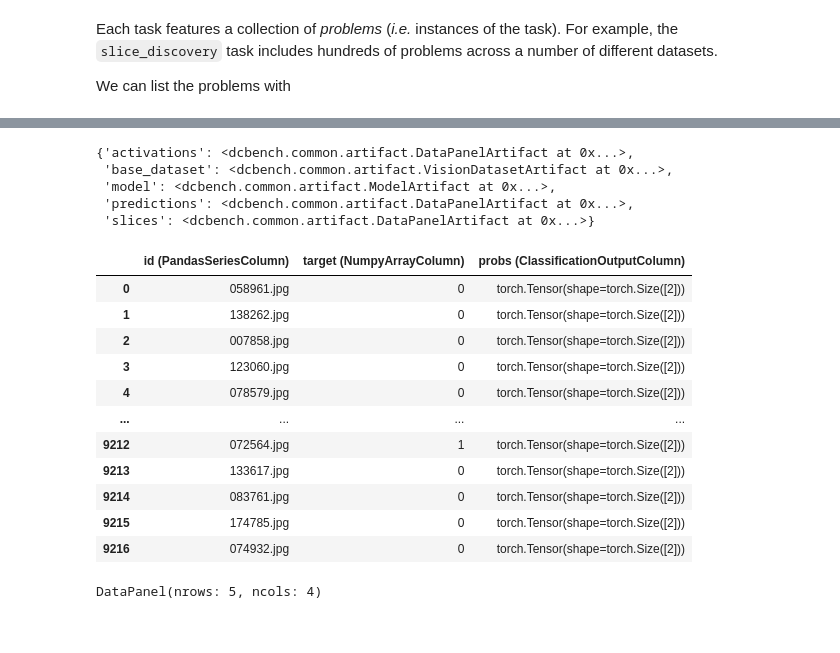
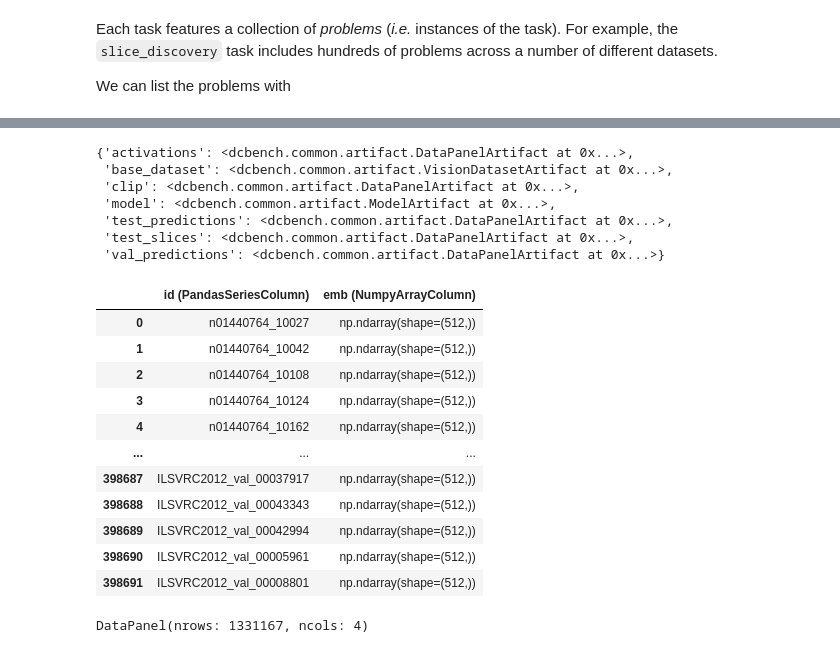
Before and after one commit to data-centric-ai/dcbench, a Jupyter notebook: notebooks/dcbench_slice_discovery.ipynb, the cells around one changed output, grey strips where cells are left out. Cells and saved outputs as stored; diff of their text form; code cells hidden in the pictures.

```diff
--- a/notebooks/dcbench_slice_discovery.ipynb
+++ b/notebooks/dcbench_slice_discovery.ipynb
@@ -40,30 +55,32 @@ slice_discovery.problems
 # %%
-problem = slice_discovery.problems["p_72074"]
+problem = slice_discovery.problems["p_118045"]
 # %%
 problem.artifacts
 # %% [output]
 {'activations': <dcbench.common.artifact.DataPanelArtifact at 0x...>,
  'base_dataset': <dcbench.common.artifact.VisionDatasetArtifact at 0x...>,
+ 'clip': <dcbench.common.artifact.DataPanelArtifact at 0x...>,
  'model': <dcbench.common.artifact.ModelArtifact at 0x...>,
- 'predictions': <dcbench.common.artifact.DataPanelArtifact at 0x...>,
- 'slices': <dcbench.common.artifact.DataPanelArtifact at 0x...>}
+ 'test_predictions': <dcbench.common.artifact.DataPanelArtifact at 0x...>,
+ 'test_slices': <dcbench.common.artifact.DataPanelArtifact at 0x...>,
+ 'val_predictions': <dcbench.common.artifact.DataPanelArtifact at 0x...>}
 # %%
-problem["predictions"]
+problem["clip"]
 # %% [output]
-|  | id (PandasSeriesColumn) | target (NumpyArrayColumn) | probs (ClassificationOutputColumn) |
-| 0 | 058961.jpg | 0 | torch.Tensor(shape=torch.Size([2])) |
-| 1 | 138262.jpg | 0 | torch.Tensor(shape=torch.Size([2])) |
-| 2 | 007858.jpg | 0 | torch.Tensor(shape=torch.Size([2])) |
-| 3 | 123060.jpg | 0 | torch.Tensor(shape=torch.Size([2])) |
-| 4 | 078579.jpg | 0 | torch.Tensor(shape=torch.Size([2])) |
-| ... | ... | ... | ... |
-| 9212 | 072564.jpg | 1 | torch.Tensor(shape=torch.Size([2])) |
-| 9213 | 133617.jpg | 0 | torch.Tensor(shape=torch.Size([2])) |
-| 9214 | 083761.jpg | 0 | torch.Tensor(shape=torch.Size([2])) |
-| 9215 | 174785.jpg | 0 | torch.Tensor(shape=torch.Size([2])) |
-| 9216 | 074932.jpg | 0 | torch.Tensor(shape=torch.Size([2])) |
+|  | id (PandasSeriesColumn) | emb (NumpyArrayColumn) |
+| 0 | n01440764_10027 | np.ndarray(shape=(512,)) |
+| 1 | n01440764_10042 | np.ndarray(shape=(512,)) |
+| 2 | n01440764_10108 | np.ndarray(shape=(512,)) |
+| 3 | n01440764_10124 | np.ndarray(shape=(512,)) |
+| 4 | n01440764_10162 | np.ndarray(shape=(512,)) |
+| ... | ... | ... |
+| 398687 | ILSVRC2012_val_00037917 | np.ndarray(shape=(512,)) |
+| 398688 | ILSVRC2012_val_00043343 | np.ndarray(shape=(512,)) |
+| 398689 | ILSVRC2012_val_00042994 | np.ndarray(shape=(512,)) |
+| 398690 | ILSVRC2012_val_00005961 | np.ndarray(shape=(512,)) |
+| 398691 | ILSVRC2012_val_00008801 | np.ndarray(shape=(512,)) |
 # %%
-problem["base_dataset"].head()
+problem["base_dataset"]
 # %% [output]
-DataPanel(nrows: 5, ncols: 4)
+DataPanel(nrows: 1331167, ncols: 4)
 # %%
```
Also changed, not shown: parts of 10 cells of this notebook, 8 other files.
